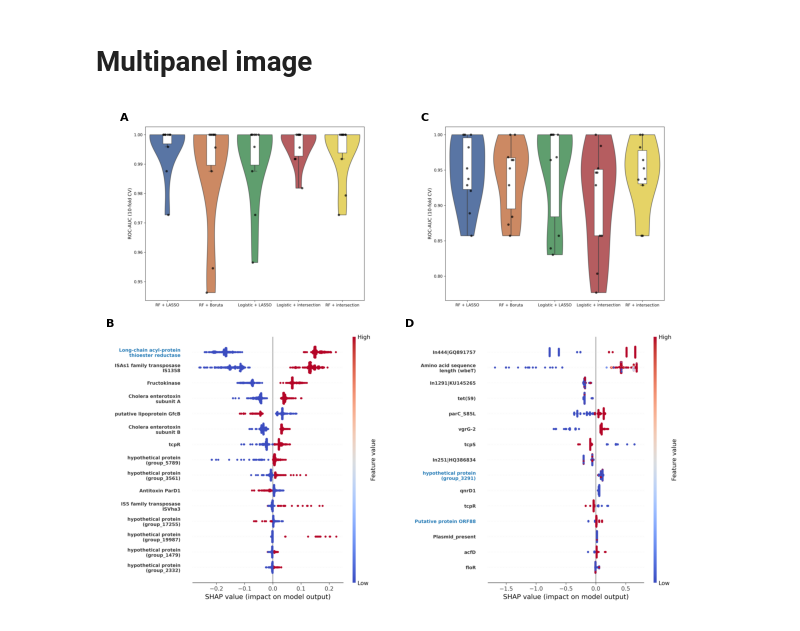
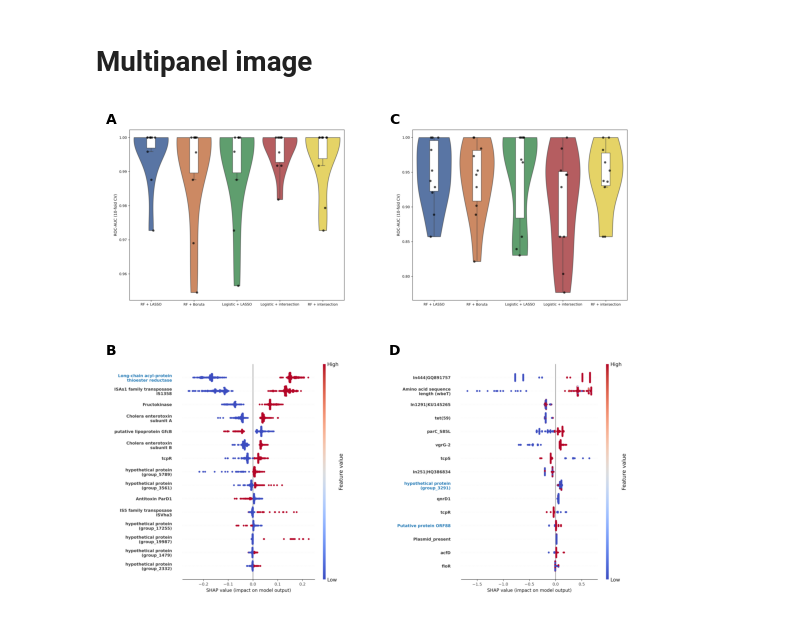
Before and after one commit to bhargavi-bhat/vibrio-cholerae_hierarchical_ml, a Jupyter notebook: scripts/3_supervised_ml.ipynb, the cells around one changed output. Drawn from its saved outputs; the diff is of its cells as text; code cells hidden in the pictures.

```diff
--- a/scripts/3_supervised_ml.ipynb
+++ b/scripts/3_supervised_ml.ipynb
@@ -2559,44 +2577,49 @@ VC_1866 #4A4466 non_O1
 # Multipanel image
 # %%
 # Loading saved tif files
-feat_sel_sg = mpimg.imread("/media/dell/My Passport/vc_files_v_final/plots/1_sg_class_ml.tif")
+feat_sel_sg = mpimg.imread("/media/dell/My Passport/vc_files_v_final/plots/1_sg_class_ml.tiff")
 feat_sel_st = mpimg.imread("/media/dell/My Passport/vc_files_v_final/plots/1_st_class_ml.tif")
 shap_sg = mpimg.imread("/media/dell/My Passport/vc_files_v_final/plots/2_sg_shap.tif")
 shap_st = mpimg.imread("/media/dell/My Passport/vc_files_v_final/plots/2_st_shap.tif")
 
-fig = plt.figure(figsize=(6, 5), constrained_layout=True)
+fig = plt.figure(figsize=(6.69, 8.5))
 
-gs = GridSpec(2, 2,figure=fig,height_ratios=[1.5, 2.2])
+gs = GridSpec(2, 2,figure=fig,height_ratios=[1.0, 1.5],hspace=0.001)
 
-axA = fig.add_subplot(gs[0, 0])
-axB = fig.add_subplot(gs[0, 1])
-axC = fig.add_subplot(gs[1, 0])
-axD = fig.add_subplot(gs[1, 1])
+axA = fig.add_subplot(gs[0, 0],aspect="auto")
+axB = fig.add_subplot(gs[0, 1],aspect="auto")
+axC = fig.add_subplot(gs[1, 0],aspect="auto")
+axD = fig.add_subplot(gs[1, 1],aspect="auto")
+
+# getting rid off whitespaces
+for ax in [axC, axD]:
+    pos = ax.get_position()
+    ax.set_position([pos.x0, pos.y0 + 0.08, pos.width, pos.height])
 
 # feature selection for serogroup
 axA.imshow(feat_sel_sg)
 axA.axis("off")
-axA.text(-0.02, 1.02, "A",transform=axA.transAxes,fontsize=8,fontweight="bold")
+axA.text(-0.02, 1.02, "A",transform=axA.transAxes,fontsize=10,fontweight="bold")
 
 # feature selection for serotype
 axB.imshow(feat_sel_st)
 axB.axis("off")
-axB.text(-0.02, 1.02, "C",transform=axB.transAxes,fontsize=8,fontweight="bold")
+axB.text(-0.02, 1.02, "C",transform=axB.transAxes,fontsize=10,fontweight="bold")
 
 # feature importance for serogroup
 axC.imshow(shap_sg)
 axC.axis("off")
-axC.text(-0.02, 1.02, "B",transform=axC.transAxes,fontsize=8,fontweight="bold")
+axC.text(-0.02, 1.02, "B",transform=axC.transAxes,fontsize=10,fontweight="bold")
 
 # feature importance for serotype
 axD.imshow(shap_st)
 axD.axis("off")
-axD.text(-0.02, 1.02, "D",transform=axD.transAxes,fontsize=8,fontweight="bold")
+axD.text(-0.02, 1.02, "D",transform=axD.transAxes,fontsize=10,fontweight="bold")
 
 plt.savefig("/media/dell/My Passport/vc_files_v_final/plots/final/pdf_files/2_ml_multipanel.pdf",bbox_inches="tight")
 plt.savefig("/media/dell/My Passport/vc_files_v_final/plots/final/tif_files/2_ml_multipanel.tiff",dpi=300,bbox_inches="tight",pil_kwargs={"compression": "tiff_lzw"})
 plt.show()
 # %% [output]
-[figure, old version]
+[figure, new version]
 # %%
 # consistent with previous results
```
Also changed, not shown: parts of 24 cells of this notebook, 1 other file.
